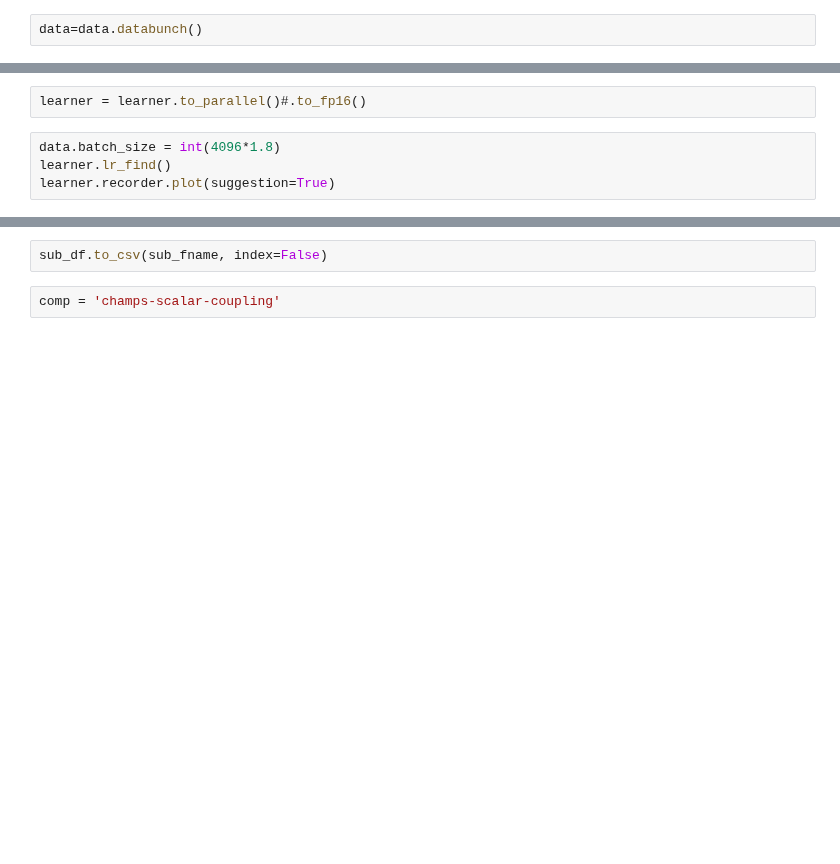
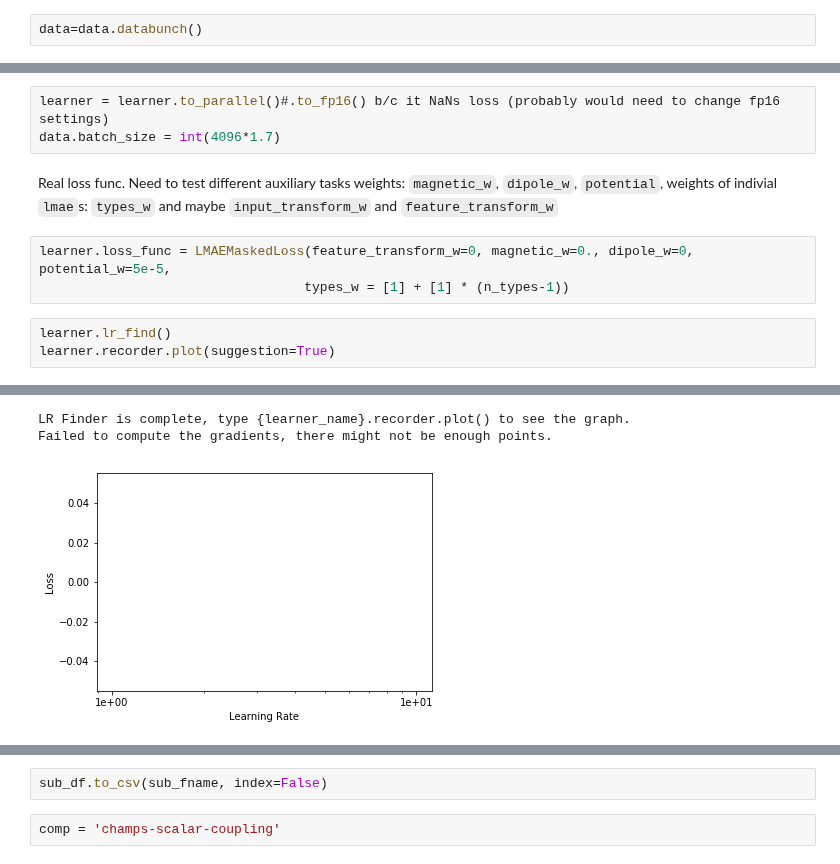
Before and after one commit to antorsae/champs-scalar-coupling, a Jupyter notebook: cloud.ipynb, the cells around one changed output, grey strips where cells are left out. Saved outputs shown, nothing was run; the diff lists cells and outputs as text; blank space fills up the shorter version.

```diff
--- a/cloud.ipynb
+++ b/cloud.ipynb
@@ -611,6 +724,12 @@ learner.model
-# %%
-learner = learner.to_parallel()#.to_fp16()
+# %%
+learner = learner.to_parallel()#.to_fp16() b/c it NaNs loss (probably would need to change fp16 settings)
+data.batch_size = int(4096*1.7)
+# %% [markdown]
+Real loss func. Need to test different auxiliary tasks weights: `magnetic_w`, `dipole_w`, `potential`, weights of indivial `lmae`s: `types_w` and maybe `input_transform_w` and `feature_transform_w`
+# %%
+learner.loss_func = LMAEMaskedLoss(feature_transform_w=0, magnetic_w=0., dipole_w=0, potential_w=5e-5,
+                                  types_w = [1] + [1] * (n_types-1))
 # %%
-data.batch_size = int(4096*1.8)
 learner.lr_find()
 learner.recorder.plot(suggestion=True)
+# %% [output]
@@ -617 +737,4 @@ learner.recorder.plot(suggestion=True)
+LR Finder is complete, type {learner_name}.recorder.plot() to see the graph.
+Failed to compute the gradients, there might not be enough points.
+[figure, added]
 # %%
```
Also changed, not shown: parts of 54 cells of this notebook.
